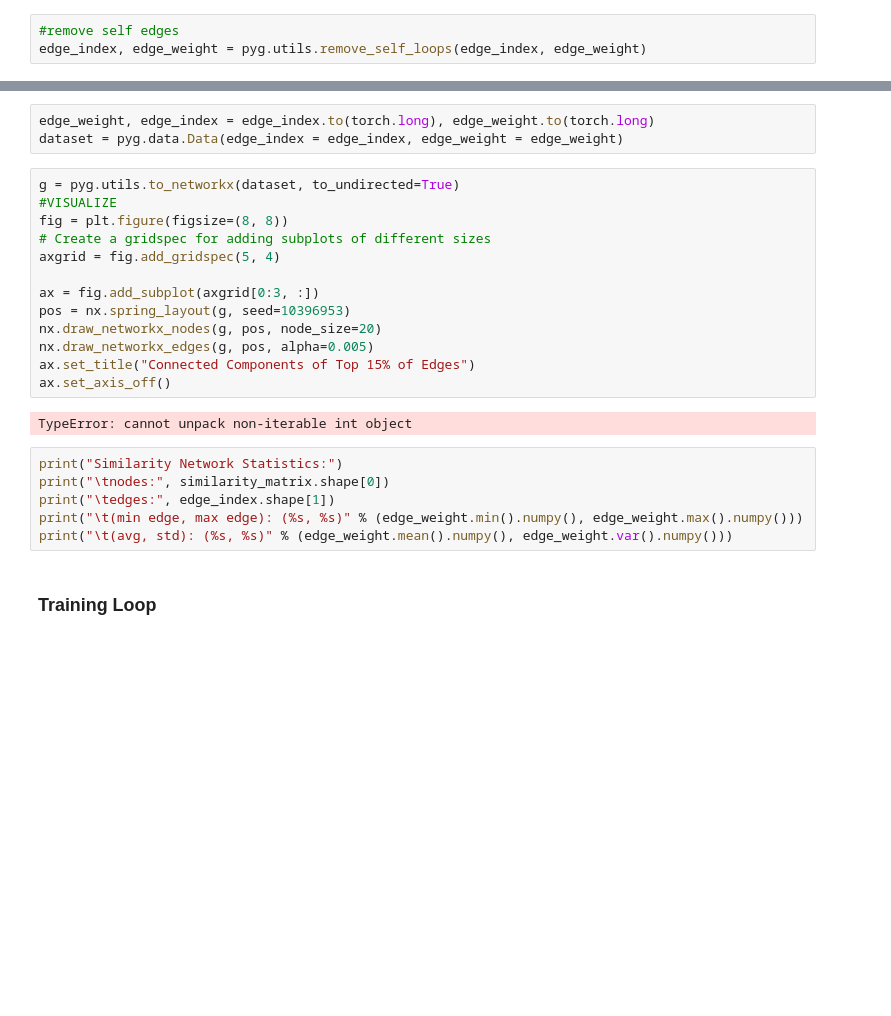
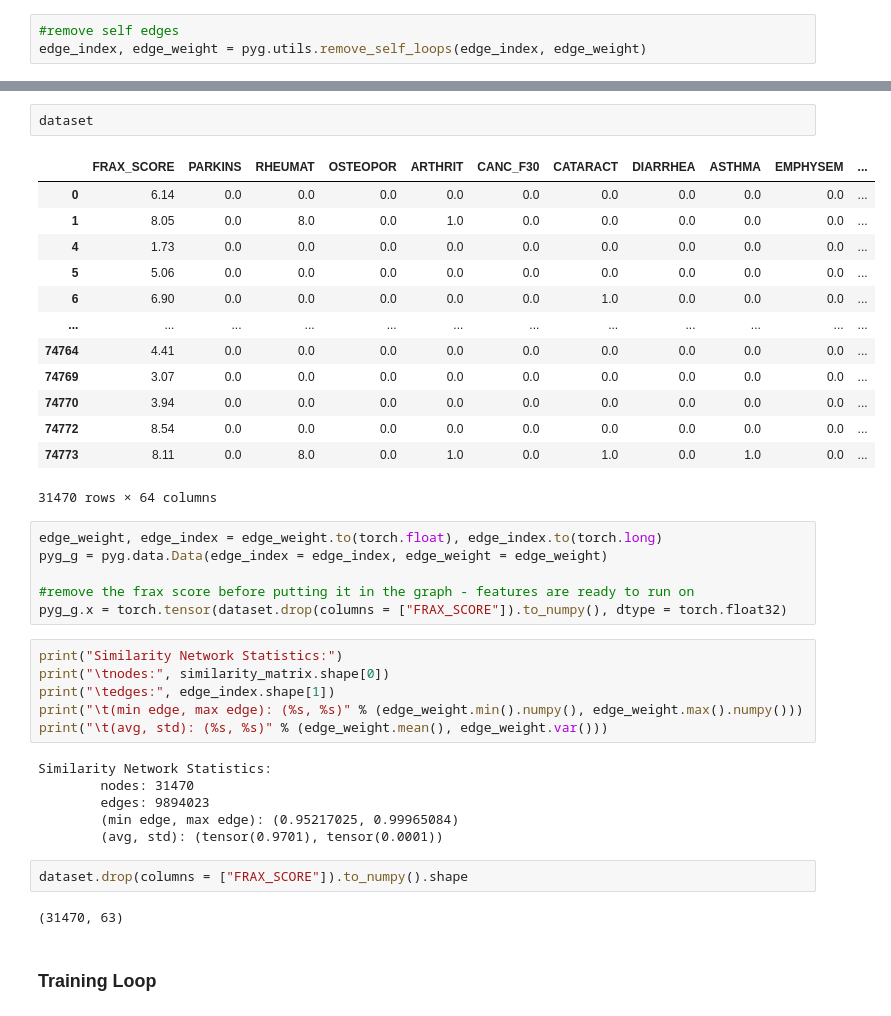
Before and after one commit to hwz628496/WHI_Fracture_GNN, a Jupyter notebook: notebooks_model/GNN.ipynb, the cells around one changed output, grey strips where cells are left out. Saved outputs shown, nothing was run; the diff lists cells and outputs as text; blank space fills up the shorter version.

```diff
--- a/notebooks_model/GNN.ipynb
+++ b/notebooks_model/GNN.ipynb
@@ -85,27 +90,41 @@ edge_type = torch.Tensor([1 for i in range(len(edge_weight))])
+# %%
+dataset
+# %% [output]
+|  | FRAX_SCORE | PARKINS | RHEUMAT | OSTEOPOR | ARTHRIT | CANC_F30 | CATARACT | DIARRHEA | ASTHMA | EMPHYSEM | ... |
+| 0 | 6.14 | 0.0 | 0.0 | 0.0 | 0.0 | 0.0 | 0.0 | 0.0 | 0.0 | 0.0 | ... |
+| 1 | 8.05 | 0.0 | 8.0 | 0.0 | 1.0 | 0.0 | 0.0 | 0.0 | 0.0 | 0.0 | ... |
+| 4 | 1.73 | 0.0 | 0.0 | 0.0 | 0.0 | 0.0 | 0.0 | 0.0 | 0.0 | 0.0 | ... |
+| 5 | 5.06 | 0.0 | 0.0 | 0.0 | 0.0 | 0.0 | 0.0 | 0.0 | 0.0 | 0.0 | ... |
+| 6 | 6.90 | 0.0 | 0.0 | 0.0 | 0.0 | 0.0 | 1.0 | 0.0 | 0.0 | 0.0 | ... |
+| ... | ... | ... | ... | ... | ... | ... | ... | ... | ... | ... | ... |
+| 74764 | 4.41 | 0.0 | 0.0 | 0.0 | 0.0 | 0.0 | 0.0 | 0.0 | 0.0 | 0.0 | ... |
+| 74769 | 3.07 | 0.0 | 0.0 | 0.0 | 0.0 | 0.0 | 0.0 | 0.0 | 0.0 | 0.0 | ... |
+| 74770 | 3.94 | 0.0 | 0.0 | 0.0 | 0.0 | 0.0 | 0.0 | 0.0 | 0.0 | 0.0 | ... |
+| 74772 | 8.54 | 0.0 | 0.0 | 0.0 | 0.0 | 0.0 | 0.0 | 0.0 | 0.0 | 0.0 | ... |
+| 74773 | 8.11 | 0.0 | 8.0 | 0.0 | 1.0 | 0.0 | 1.0 | 0.0 | 1.0 | 0.0 | ... |
+31470 rows × 64 columns
 # %%
-edge_weight, edge_index = edge_index.to(torch.long), edge_weight.to(torch.long)
-dataset = pyg.data.Data(edge_index = edge_index, edge_weight = edge_weight)
+edge_weight, edge_index = edge_weight.to(torch.float), edge_index.to(torch.long)
+pyg_g = pyg.data.Data(edge_index = edge_index, edge_weight = edge_weight)
+
+#remove the frax score before putting it in the graph - features are ready to run on
+pyg_g.x = torch.tensor(dataset.drop(columns = ["FRAX_SCORE"]).to_numpy(), dtype = torch.float32)
-# %%
-g = pyg.utils.to_networkx(dataset, to_undirected=True)
-#VISUALIZE
-fig = plt.figure(figsize=(8, 8))
-# Create a gridspec for adding subplots of different sizes
-axgrid = fig.add_gridspec(5, 4)
-
-ax = fig.add_subplot(axgrid[0:3, :])
-pos = nx.spring_layout(g, seed=10396953)
-nx.draw_networkx_nodes(g, pos, node_size=20)
-nx.draw_networkx_edges(g, pos, alpha=0.005)
-ax.set_title("Connected Components of Top 15% of Edges")
-ax.set_axis_off()
-# %% [output]
-TypeError: cannot unpack non-iterable int object
 # %%
 print("Similarity Network Statistics:")
 print("\tnodes:", similarity_matrix.shape[0])
 print("\tedges:", edge_index.shape[1])
 print("\t(min edge, max edge): (%s, %s)" % (edge_weight.min().numpy(), edge_weight.max().numpy()))
-print("\t(avg, std): (%s, %s)" % (edge_weight.mean().numpy(), edge_weight.var().numpy()))
+print("\t(avg, std): (%s, %s)" % (edge_weight.mean(), edge_weight.var()))
+# %% [output]
+Similarity Network Statistics:
+        nodes: 31470
+        edges: 9894023
+        (min edge, max edge): (0.95217025, 0.99965084)
+        (avg, std): (tensor(0.9701), tensor(0.0001))
+# %%
+dataset.drop(columns = ["FRAX_SCORE"]).to_numpy().shape
+# %% [output]
+(31470, 63)
 # %% [markdown]
 ### Training Loop
 # %%
```
Also changed, not shown: parts of 13 cells of this notebook, 1 other file.
